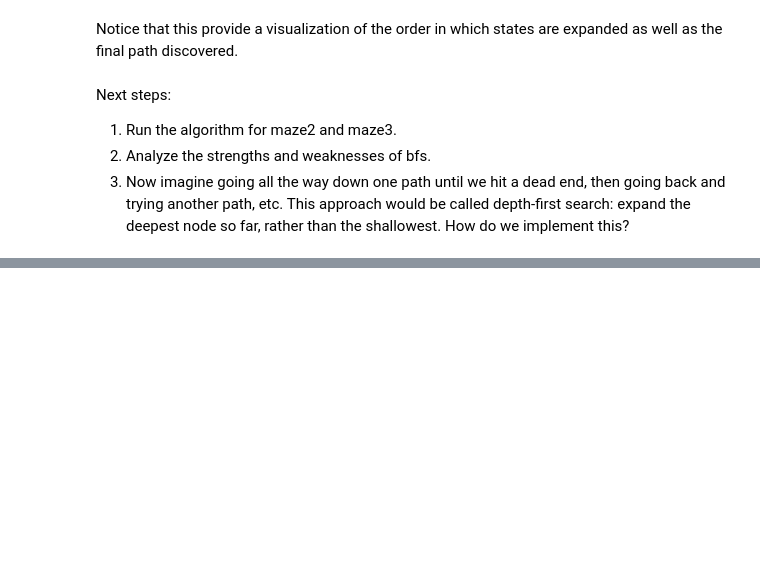
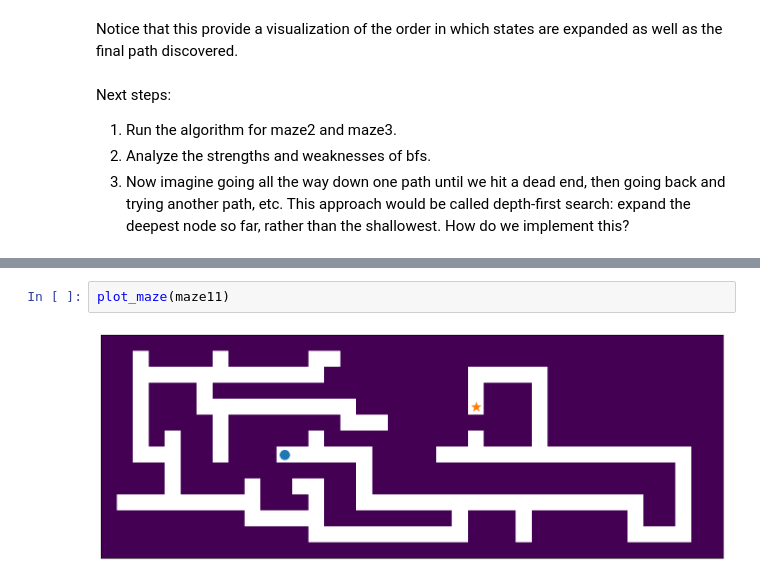
Before and after one commit to soonho-eric/CSC371_Fa2026, a Jupyter notebook: lab/Day03_Search1.ipynb, the cells around one changed output, grey strips where cells are left out. Drawn from its saved outputs; the diff is of its cells as text; blank space fills up the shorter version.

```diff
--- a/lab/Day03_Search1.ipynb
+++ b/lab/Day03_Search1.ipynb
@@ -116,0 +201,4 @@ Next steps:
+# %%
+plot_maze(maze11)
+# %% [output]
+[figure, added]
```
Also changed, not shown: parts of 22 cells of this notebook, 2 other files.
